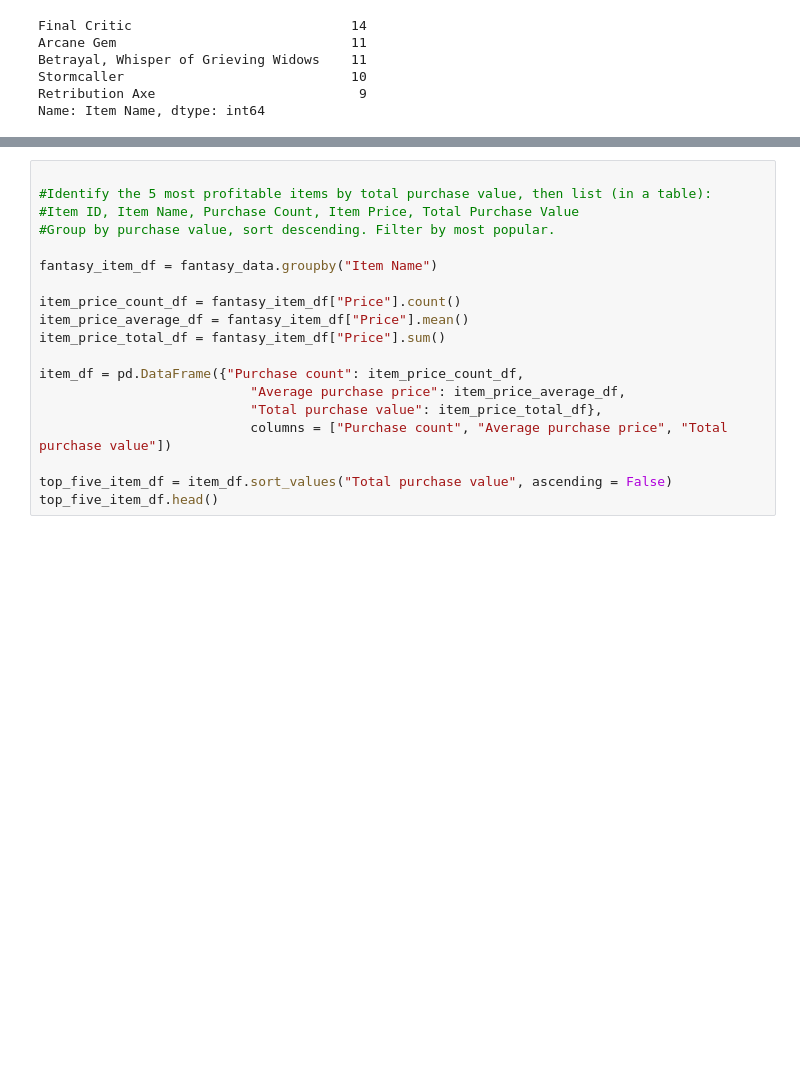
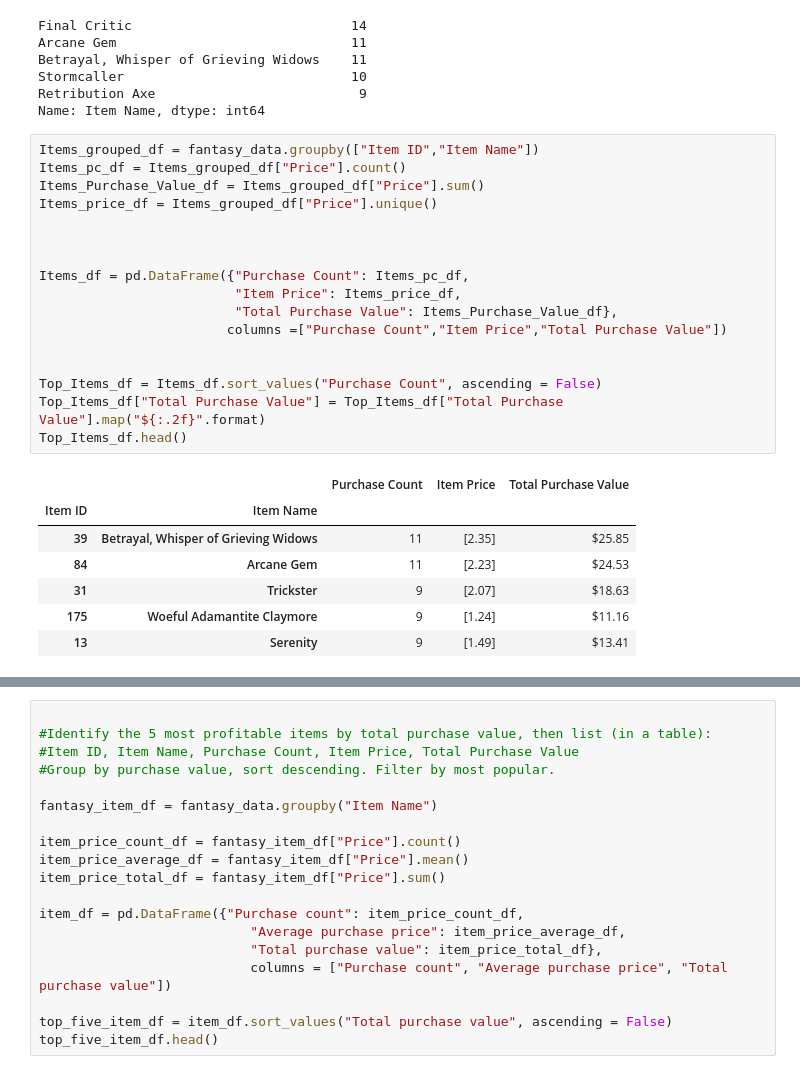
Before and after one commit to csafrit/Homework, a Jupyter notebook: Pandas HW Fantasy.ipynb, the cells around one changed output, grey strips where cells are left out. Cells and saved outputs as stored; diff of their text form; blank space fills up the shorter version.

```diff
--- a/Pandas HW Fantasy.ipynb
+++ b/Pandas HW Fantasy.ipynb
@@ -263,3 +343,28 @@ Betrayal, Whisper of Grieving Widows    11
 Stormcaller                             10
 Retribution Axe                          9
 Name: Item Name, dtype: int64
+# %%
+Items_grouped_df = fantasy_data.groupby(["Item ID","Item Name"])
+Items_pc_df = Items_grouped_df["Price"].count()
+Items_Purchase_Value_df = Items_grouped_df["Price"].sum()
+Items_price_df = Items_grouped_df["Price"].unique()
+
+
+
+Items_df = pd.DataFrame({"Purchase Count": Items_pc_df,
+                         "Item Price": Items_price_df,
+                         "Total Purchase Value": Items_Purchase_Value_df},
+                        columns =["Purchase Count","Item Price","Total Purchase Value"])
+
+
+Top_Items_df = Items_df.sort_values("Purchase Count", ascending = False)
+Top_Items_df["Total Purchase Value"] = Top_Items_df["Total Purchase Value"].map("${:.2f}".format)
+Top_Items_df.head()
+# %% [output]
+|  |  | Purchase Count | Item Price | Total Purchase Value |
+| Item ID | Item Name |  |  |  |
+| 39 | Betrayal, Whisper of Grieving Widows | 11 | [2.35] | $25.85 |
+| 84 | Arcane Gem | 11 | [2.23] | $24.53 |
+| 31 | Trickster | 9 | [2.07] | $18.63 |
+| 175 | Woeful Adamantite Claymore | 9 | [1.24] | $11.16 |
+| 13 | Serenity | 9 | [1.49] | $13.41 |
```
Also changed, not shown: parts of 13 cells of this notebook.
